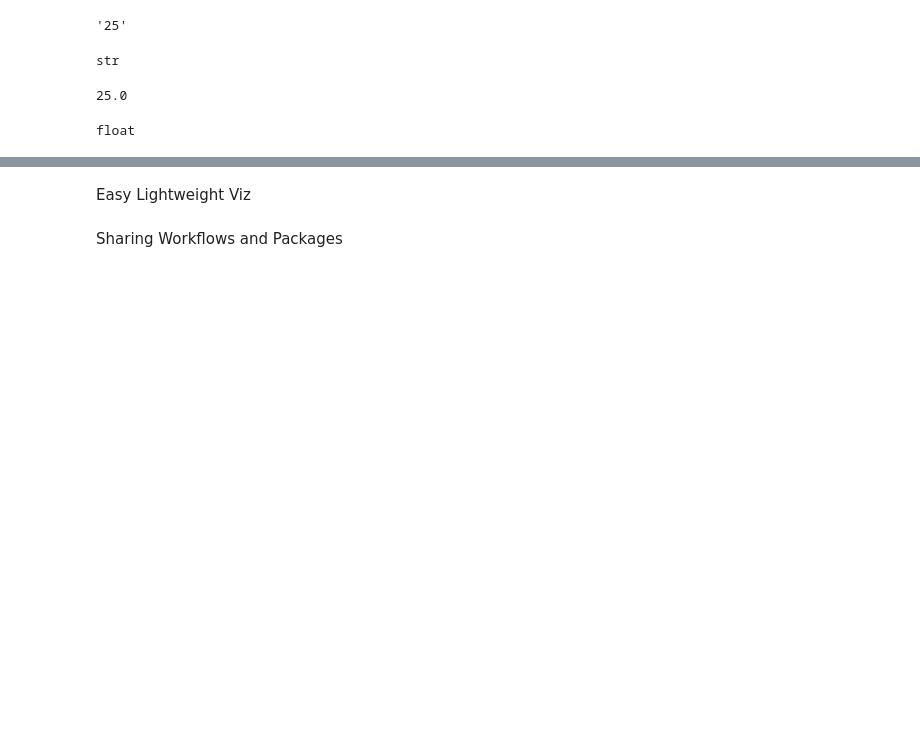
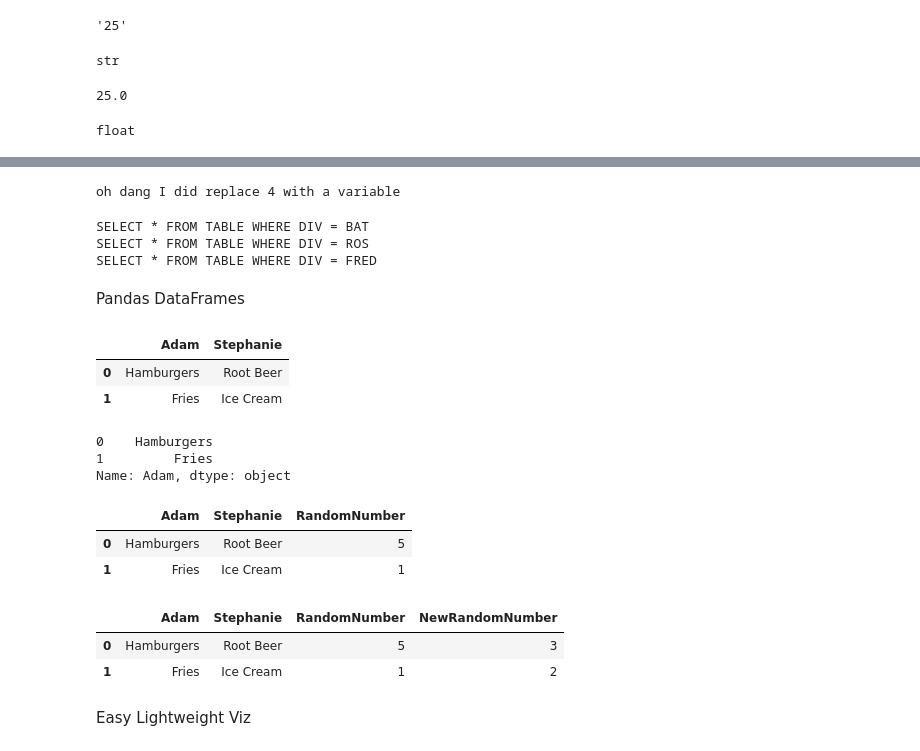
Before and after one commit to rwsfrustum/conference, a Jupyter notebook: python_basics.ipynb, the cells around one changed output, grey strips where cells are left out. Saved outputs shown, nothing was run; the diff lists cells and outputs as text; code cells hidden in the pictures; blank space fills up the shorter version.

```diff
--- a/python_basics.ipynb
+++ b/python_basics.ipynb
@@ -40,0 +98,2 @@ print(x, z)
+# %%
+dict_2 = {'Adam': ['Hamburgers', 'Fries'], 'Stephanie': ['Root Beer', 'Ice Cream']}
@@ -44,0 +214,13 @@ For Loops with SQL and String Interpolation
+# %%
+print(f'oh dang I did replace {x} with a variable')
+# %% [output]
+oh dang I did replace 4 with a variable
+# %%
+for zzz in ['BAT', 'ROS', 'FRED']:
+  print(f'SELECT * FROM TABLE WHERE DIV = {zzz}')
+# %% [output]
+SELECT * FROM TABLE WHERE DIV = BAT
+SELECT * FROM TABLE WHERE DIV = ROS
+SELECT * FROM TABLE WHERE DIV = FRED
+# %% [markdown]
+Pandas DataFrames
@@ -44,0 +230,14 @@ For Loops with SQL and String Interpolation
+# %%
+df1 = pd.DataFrame(dict_2)
+# %%
+df1
+# %% [output]
+|  | Adam | Stephanie |
+| 0 | Hamburgers | Root Beer |
+| 1 | Fries | Ice Cream |
+# %%
+df1['Adam']
+# %% [output]
+0    Hamburgers
+1         Fries
+Name: Adam, dtype: object
@@ -44,0 +246,16 @@ For Loops with SQL and String Interpolation
+# %%
+df1['RandomNumber'] = [5,1]
+# %%
+df1
+# %% [output]
+|  | Adam | Stephanie | RandomNumber |
+| 0 | Hamburgers | Root Beer | 5 |
+| 1 | Fries | Ice Cream | 1 |
+# %%
+df1['NewRandomNumber'] = {0:3, 1:2}
+# %%
+df1
+# %% [output]
+|  | Adam | Stephanie | RandomNumber | NewRandomNumber |
+| 0 | Hamburgers | Root Beer | 5 | 3 |
+| 1 | Fries | Ice Cream | 1 | 2 |
@@ -45,4 +271,2 @@ For Loops with SQL and String Interpolation
 # %% [markdown]
 Easy Lightweight Viz
-# %% [markdown]
-Sharing Workflows and Packages
```
Also changed, not shown: parts of 55 cells of this notebook.
